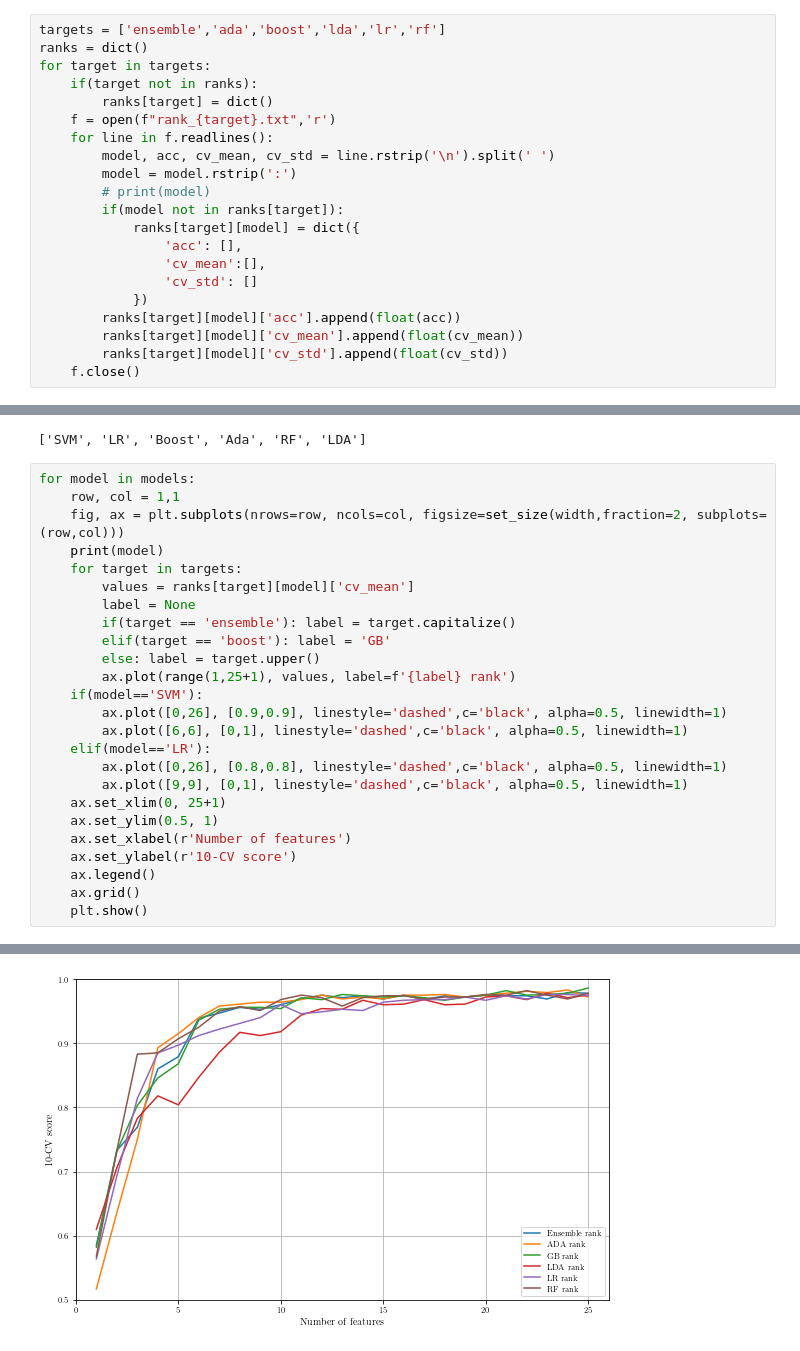
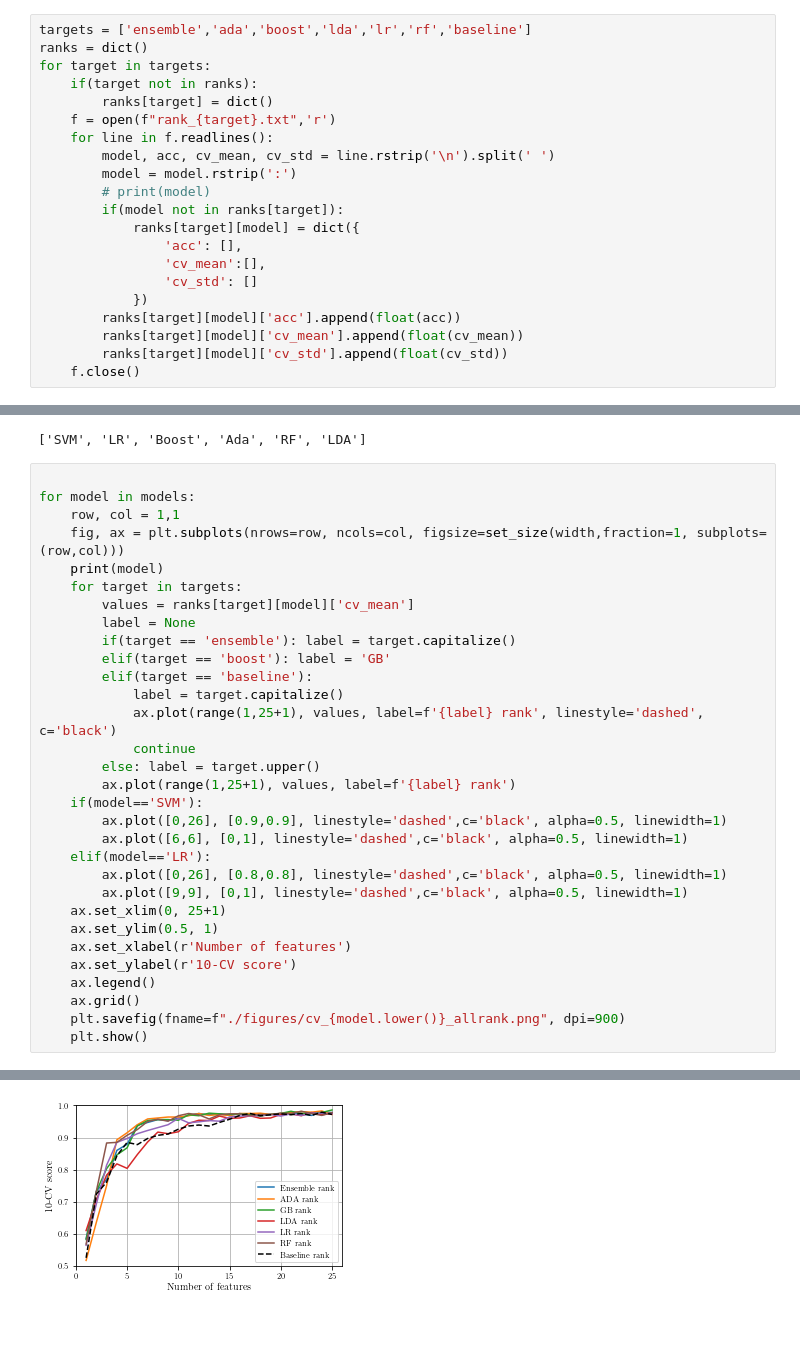
Before and after one commit to akraradets/EEG_ChronicStress, a Jupyter notebook: 2-ChronicStress/9-graph.ipynb, the cells around one changed output, grey strips where cells are left out. Cells and saved outputs as stored; diff of their text form.

Commit message:
add a lot of graph

```diff
--- a/2-ChronicStress/9-graph.ipynb
+++ b/2-ChronicStress/9-graph.ipynb
@@ -106,7 +106,7 @@ for i in range(row):
 # %% [markdown]
 ## 10-CV graph
 # %%
-targets = ['ensemble','ada','boost','lda','lr','rf']
+targets = ['ensemble','ada','boost','lda','lr','rf','baseline']
 ranks = dict()
 for target in targets:
     if(target not in ranks):
@@ -132,15 +132,20 @@ print(models)
 # %% [output]
 ['SVM', 'LR', 'Boost', 'Ada', 'RF', 'LDA']
 # %%
+
 for model in models:
     row, col = 1,1
-    fig, ax = plt.subplots(nrows=row, ncols=col, figsize=set_size(width,fraction=2, subplots=(row,col)))
+    fig, ax = plt.subplots(nrows=row, ncols=col, figsize=set_size(width,fraction=1, subplots=(row,col)))
     print(model)
     for target in targets:
         values = ranks[target][model]['cv_mean']
         label = None
         if(target == 'ensemble'): label = target.capitalize()
         elif(target == 'boost'): label = 'GB'
+        elif(target == 'baseline'):
+            label = target.capitalize()
+            ax.plot(range(1,25+1), values, label=f'{label} rank', linestyle='dashed', c='black')
+            continue
         else: label = target.upper()
         ax.plot(range(1,25+1), values, label=f'{label} rank')
     if(model=='SVM'):
@@ -155,6 +160,7 @@ for model in models:
     ax.set_ylabel(r'10-CV score')
     ax.legend()
     ax.grid()
+    plt.savefig(fname=f"./figures/cv_{model.lower()}_allrank.png", dpi=900)
     plt.show()
 # %% [output]
 SVM
@@ -168,3 +174,3 @@ Ada
 RF
-[figure, old version]
+[figure, new version]
 LDA
```
Also changed, not shown: parts of 11 cells of this notebook, 15 other files.
